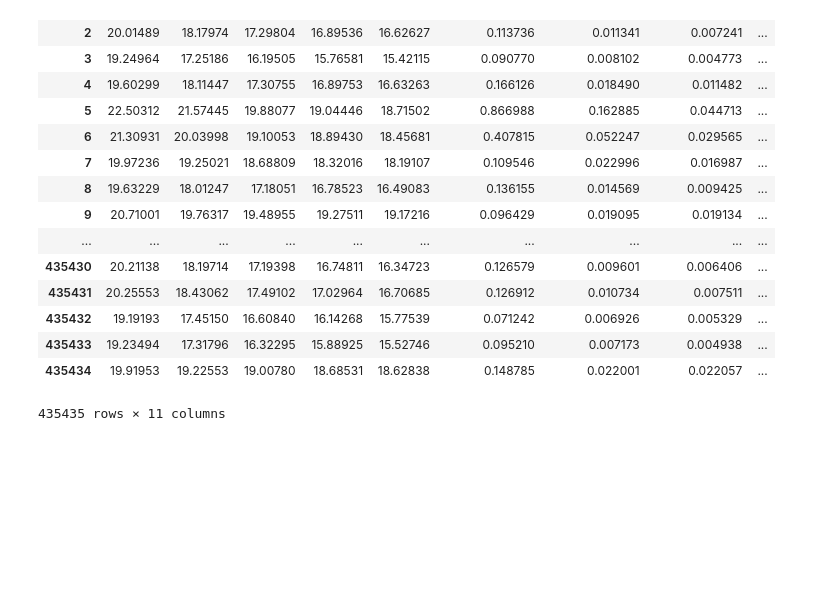
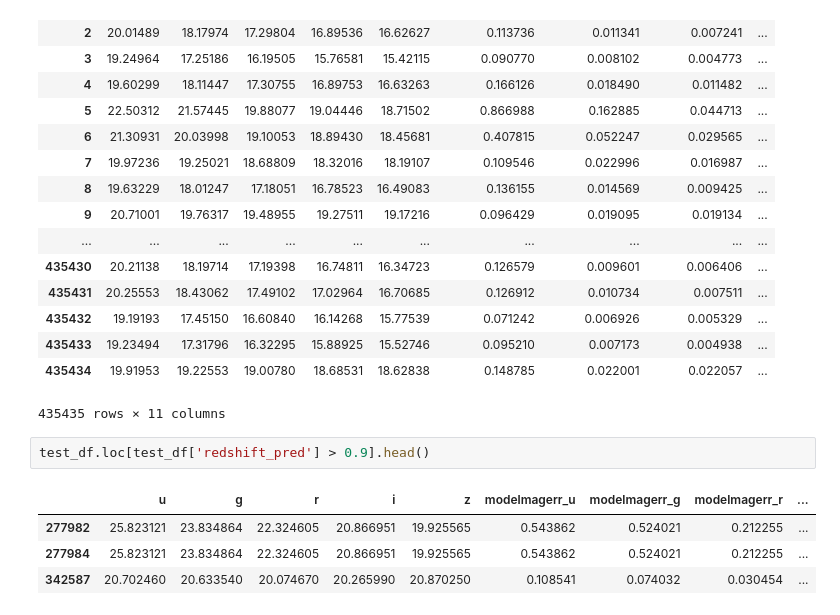
Before and after one commit to dhiogocorrea/redshift-estimator, a Jupyter notebook: redshift_prediction.ipynb, the cells around one changed output. Saved outputs shown, nothing was run; the diff lists cells and outputs as text; blank space fills up the shorter version.

```diff
--- a/redshift_prediction.ipynb
+++ b/redshift_prediction.ipynb
@@ -153,4 +153,11 @@ test_df
 | 435433 | 19.23494 | 17.31796 | 16.32295 | 15.88925 | 15.52746 | 0.095210 | 0.007173 | 0.004938 | ... |
 | 435434 | 19.91953 | 19.22553 | 19.00780 | 18.68531 | 18.62838 | 0.148785 | 0.022001 | 0.022057 | ... |
 435435 rows × 11 columns
+# %%
+test_df.loc[test_df['redshift_pred'] > 0.9].head()
+# %% [output]
+|  | u | g | r | i | z | modelmagerr_u | modelmagerr_g | modelmagerr_r | ... |
+| 277982 | 25.823121 | 23.834864 | 22.324605 | 20.866951 | 19.925565 | 0.543862 | 0.524021 | 0.212255 | ... |
+| 277984 | 25.823121 | 23.834864 | 22.324605 | 20.866951 | 19.925565 | 0.543862 | 0.524021 | 0.212255 | ... |
+| 342587 | 20.702460 | 20.633540 | 20.074670 | 20.265990 | 20.870250 | 0.108541 | 0.074032 | 0.030454 | ... |
 # %%
```
Also changed, not shown: parts of 1 cell of this notebook.
